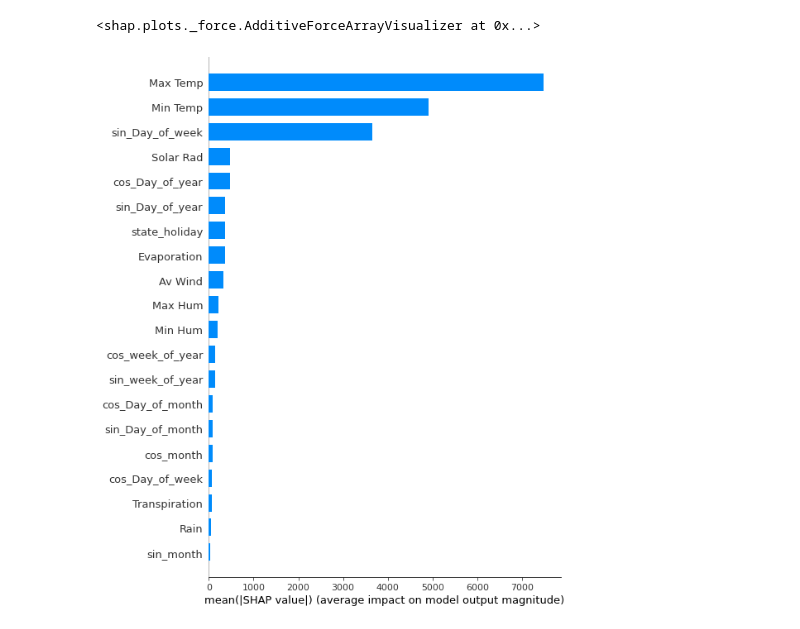
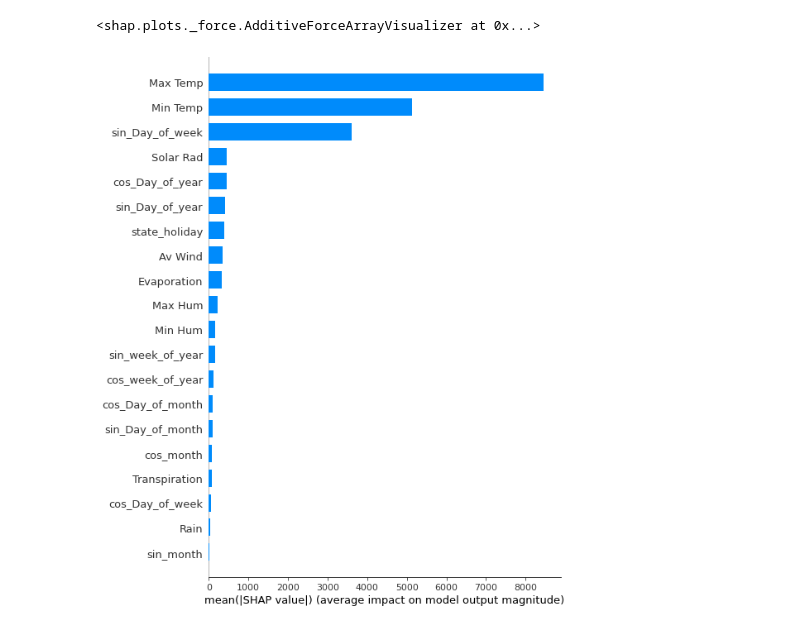
Before and after one commit to zheyzhang/Capstone-Individual, a Jupyter notebook: Data Modeling/BOM/BOM_model.ipynb, the cells around one changed output. Cells and saved outputs as stored; diff of their text form; code cells hidden in the pictures.

```diff
--- a/Data Modeling/BOM/BOM_model.ipynb
+++ b/Data Modeling/BOM/BOM_model.ipynb
@@ -152,7 +183,7 @@ Name: Operational Demand (MW), dtype: float64
 # %% [markdown]
 ## Decision Tree
 # %%
-tree_reg = DecisionTreeRegressor(criterion='mse', random_state=42)
+tree_reg = DecisionTreeRegressor(random_state=42)
 
 param_grid_dtree = dict(
     max_depth =[None,15,20,25],
@@ -161,7 +192,8 @@ param_grid_dtree = dict(
 grid_dtree=GridSearchCV(tree_reg, param_grid_dtree, cv=3, scoring='neg_root_mean_squared_error',verbose=2,return_train_score=True)
 
 grid_dtree.fit(X_train,y_train)
-y_pred_tree = grid_dtree.predict(X_test)
+y_pred_tree_test = grid_dtree.predict(X_test)
+print(grid_dtree.best_estimator_)
 # %% [output]
 Fitting 3 folds for each of 12 candidates, totalling 36 fits
 [CV] END .................max_depth=None, min_samples_leaf=5; total time=   0.0s
@@ -183,3 +215,7 @@ Fitting 3 folds for each of 12 candidates, totalling 36 fits
+# %%
+tree_model = DecisionTreeRegressor(min_samples_leaf=50, random_state=42)
+tree_model.fit(X_train,y_train)
+y_pred_tree = tree_model.predict(X_test)
 # %%
 dtscore=ModelScore(y_test,y_pred_tree)
 dtscore
@@ -258,7 +316,7 @@ Accuracy for predicting peak 5 day: 0.0
 # %% [markdown]
 ## Random Forest
 # %%
-forest = RandomForestRegressor(criterion='mse', random_state=42)
+forest = RandomForestRegressor(random_state=42)
 
 param_grid_forest = dict(
     max_depth =[None,15,20,25],
@@ -267,6 +325,7 @@ param_grid_forest = dict(
 grid_forest=GridSearchCV(forest, param_grid_forest, cv=3, scoring='neg_root_mean_squared_error',verbose=2,return_train_score=True)
 
 grid_forest.fit(X_train, y_train)
-y_predict_forest = grid_forest.predict(X_test)
+y_predict_forest_test = grid_forest.predict(X_test)
+print(grid_forest.best_estimator_)
 # %% [output]
 Fitting 3 folds for each of 12 candidates, totalling 36 fits
@@ -289,3 +348,7 @@ Fitting 3 folds for each of 12 candidates, totalling 36 fits
+# %%
+forest_model = RandomForestRegressor(max_depth=15, min_samples_leaf=5, random_state=42)
+forest_model.fit(X_train,y_train)
+y_predict_forest = forest_model.predict(X_test)
 # %%
 rfscore=ModelScore(y_test,y_predict_forest)
 rfscore
@@ -384,10 +550,10 @@ shap.force_plot(explainer.expected_value, shap_values,X_test)
 # %% [output]
 <shap.plots._force.AdditiveForceArrayVisualizer at 0x...>
 # %%
-shap_values = shap.TreeExplainer(grid_forest.best_estimator_).shap_values(X_test)
+shap_values = shap.TreeExplainer(forest_model).shap_values(X_test)
 shap.summary_plot(shap_values, X_test, plot_type="bar")
 # %% [output]
-[figure, old version]
+[figure, new version]
 # %%
 shap.summary_plot(shap_values, X_test)
 # %% [output]
```
Also changed, not shown: parts of 31 cells of this notebook.
